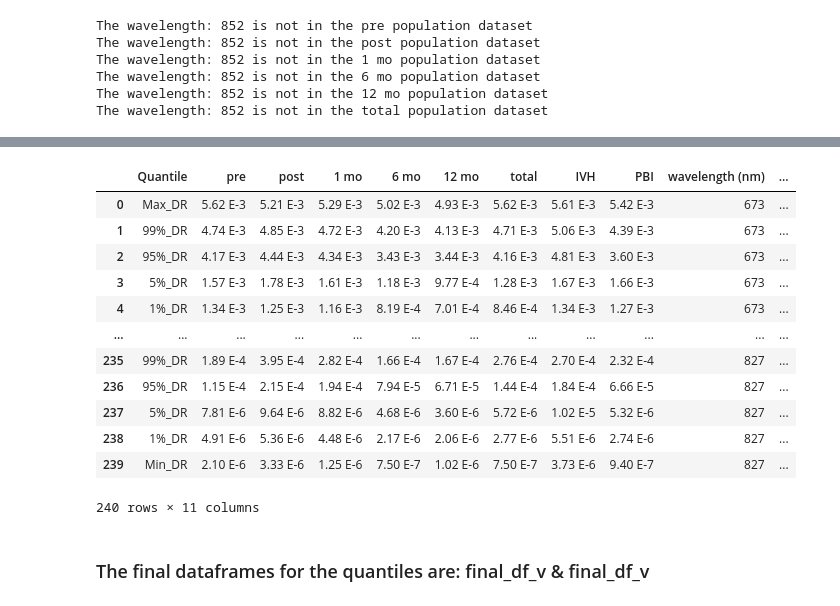
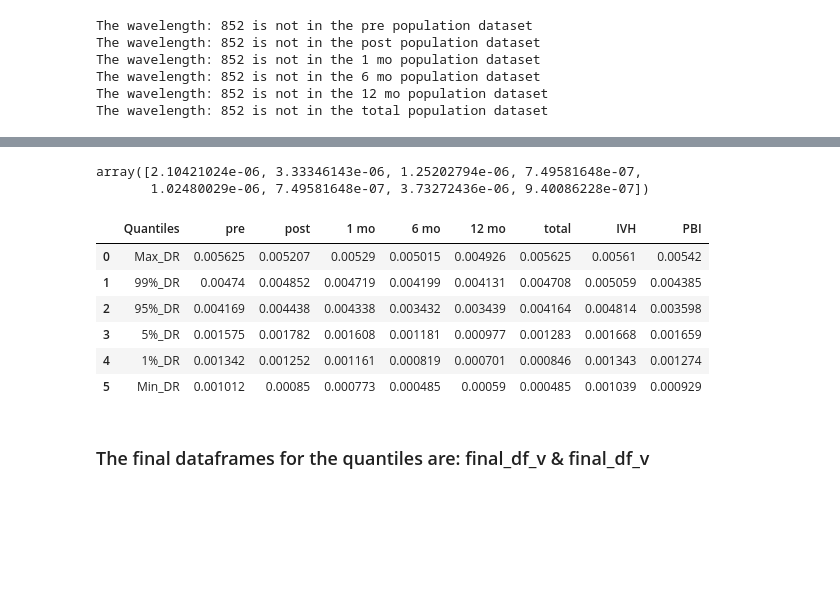
Before and after one commit to FNNDSC-BabyNIRS/Diffuse_Reflectance_Analysis, a Jupyter notebook: DR_Histograms.ipynb, the cells around one changed output, grey strips where cells are left out. Saved outputs shown, nothing was run; the diff lists cells and outputs as text; code cells hidden in the pictures; blank space fills up the shorter version.

```diff
--- a/DR_Histograms.ipynb
+++ b/DR_Histograms.ipynb
@@ -338,7 +332,7 @@ for cchu_population in cchu_dataframes_bby_stage.keys():
 for population_of_previous_files in population_dataframes_dict.keys():
     final_dict_all_populations[population_of_previous_files] = population_dataframes_dict[population_of_previous_files]
 # %%
-µs_values_dict_f, diff_ref_dict_f, stat_dict_dr_f,stat_dict_dr_f_v, min_value_dr_f, max_value_dr_f  = create_dictionary_µs_d(final_dict_all_populations,wavelengths,rho_distance,False)
+µs_values_dict_f, diff_ref_dict_f, stat_dict_dr_f,stat_dict_dr_f_v, min_value_dr_f, max_value_dr_f,µs_dict_stats  = create_dictionary_µs_d(final_dict_all_populations,wavelengths,rho_distance,False)
 # %% [output]
 The wavelength: 852 is not in the pre population dataset
 The wavelength: 852 is not in the post population dataset
@@ -405,6 +399,49 @@ for d in rho_distance:
             wl_plot_dict_s_v['values'] = wl_plot_dict
         else: wl_plot_dict_s_v['format_string'] = wl_plot_dict
     final_plot_dict_wl[str(d)+'_cm'] = wl_plot_dict_s_v
+# %%
+#Putting the dictionaries in dataframes
+stats_df_dict_by_d_v = {}
+stats_df_dict_by_d_s = {}
+
+whole_data_df_v = np.empty((0,13)); whole_data_df_s = np.empty((0,13));
+individual_dfs_columns = list(final_dict_all_populations.keys())
+individual_dfs_columns.insert(0,'Quantiles')
+
+stat_categories = ['Max_DR', '99%_DR', '95%_DR', '5%_DR', '1%_DR', 'Min_DR']
+for dist in rho_distance:
+    stats_df_dict_by_w_v = {}
+    stats_df_dict_by_w_s = {}
+    for wav_cchu in cchu_wavelengths:
+        data_df_v = np.empty((0,9))
+        data_df_s = np.empty((0,9))
+
+        for sg in stat_categories:
+            data_df_v = np.append(data_df_v, [np.insert(np.array(final_plot_dict_wl[str(dist)+'_cm']['values'][wav_cchu][sg],dtype = object),0,sg)], axis = 0)
+            data_df_s = np.append(data_df_s, [np.insert(np.array(final_plot_dict_wl[str(dist)+'_cm']['format_string'][wav_cchu][sg],dtype = object),0,sg)], axis = 0)
+
+            whole_data_df_v = np.append(whole_data_df_v, [np.insert(np.append((final_plot_dict_wl[str(dist)+'_cm']['values'][wav_cchu][sg]),[wav_cchu,dist]),0, sg)], axis = 0)
+            whole_data_df_s = np.append(whole_data_df_s, [np.insert(np.append((final_plot_dict_wl[str(dist)+'_cm']['format_string'][wav_cchu][sg]),[wav_cchu,dist]),0,sg)], axis = 0)
+
+        stats_df_dict_by_w_s[wav_cchu] = pd.DataFrame(data_df_s, columns=individual_dfs_columns)
+        stats_df_dict_by_w_v[wav_cchu] = pd.DataFrame(data_df_v, columns=individual_dfs_columns)
+
+    stats_df_dict_by_d_s[str(dist)+'_cm'] = stats_df_dict_by_w_s
+    stats_df_dict_by_d_v[str(dist)+'_cm'] = stats_df_dict_by_w_v
+
+categories = list(final_dict_all_populations.keys())
+categories.extend(['wavelength (nm)','distance (cm)']); categories.insert(0,'Quantile')
+
+final_df_v = pd.DataFrame(whole_data_df_v, columns=categories)
+final_df_s = pd.DataFrame(whole_data_df_s, columns=categories)
+
+#final_df_v.index = stat_categories*int((len(whole_data_df_v)/len(stat_categories)))
+#final_df_s.index = stat_categories*int((len(whole_data_df_s)/len(stat_categories)))
+# %%
+final_plot_dict_wl[str(dist)+'_cm']['values'][wav_cchu][sg]
+# %% [output]
+array([2.10421024e-06, 3.33346143e-06, 1.25202794e-06, 7.49581648e-07,
+       1.02480029e-06, 7.49581648e-07, 3.73272436e-06, 9.40086228e-07])
 # %%
 #Putting the dictionaries in dataframes
 stats_df_dict_by_d_v = {}
@@ -443,22 +481,16 @@ final_df_s = pd.DataFrame(whole_data_df_s, columns=categories)
 
 #final_df_v.index = stat_categories*int((len(whole_data_df_v)/len(stat_categories)))
 #final_df_s.index = stat_categories*int((len(whole_data_df_s)/len(stat_categories)))
-# %%
-final_df_s
-# %% [output]
-|  | Quantile | pre | post | 1 mo | 6 mo | 12 mo | total | IVH | PBI | wavelength (nm) | ... |
-| 0 | Max_DR | 5.62 E-3 | 5.21 E-3 | 5.29 E-3 | 5.02 E-3 | 4.93 E-3 | 5.62 E-3 | 5.61 E-3 | 5.42 E-3 | 673 | ... |
-| 1 | 99%_DR | 4.74 E-3 | 4.85 E-3 | 4.72 E-3 | 4.20 E-3 | 4.13 E-3 | 4.71 E-3 | 5.06 E-3 | 4.39 E-3 | 673 | ... |
-| 2 | 95%_DR | 4.17 E-3 | 4.44 E-3 | 4.34 E-3 | 3.43 E-3 | 3.44 E-3 | 4.16 E-3 | 4.81 E-3 | 3.60 E-3 | 673 | ... |
-| 3 | 5%_DR | 1.57 E-3 | 1.78 E-3 | 1.61 E-3 | 1.18 E-3 | 9.77 E-4 | 1.28 E-3 | 1.67 E-3 | 1.66 E-3 | 673 | ... |
-| 4 | 1%_DR | 1.34 E-3 | 1.25 E-3 | 1.16 E-3 | 8.19 E-4 | 7.01 E-4 | 8.46 E-4 | 1.34 E-3 | 1.27 E-3 | 673 | ... |
-| ... | ... | ... | ... | ... | ... | ... | ... | ... | ... | ... | ... |
-| 235 | 99%_DR | 1.89 E-4 | 3.95 E-4 | 2.82 E-4 | 1.66 E-4 | 1.67 E-4 | 2.76 E-4 | 2.70 E-4 | 2.32 E-4 | 827 | ... |
-| 236 | 95%_DR | 1.15 E-4 | 2.15 E-4 | 1.94 E-4 | 7.94 E-5 | 6.71 E-5 | 1.44 E-4 | 1.84 E-4 | 6.66 E-5 | 827 | ... |
-| 237 | 5%_DR | 7.81 E-6 | 9.64 E-6 | 8.82 E-6 | 4.68 E-6 | 3.60 E-6 | 5.72 E-6 | 1.02 E-5 | 5.32 E-6 | 827 | ... |
-| 238 | 1%_DR | 4.91 E-6 | 5.36 E-6 | 4.48 E-6 | 2.17 E-6 | 2.06 E-6 | 2.77 E-6 | 5.51 E-6 | 2.74 E-6 | 827 | ... |
-| 239 | Min_DR | 2.10 E-6 | 3.33 E-6 | 1.25 E-6 | 7.50 E-7 | 1.02 E-6 | 7.50 E-7 | 3.73 E-6 | 9.40 E-7 | 827 | ... |
-240 rows × 11 columns
+# %%
+stats_df_dict_by_d_v['1_cm']['673']
+# %% [output]
+|  | Quantiles | pre | post | 1 mo | 6 mo | 12 mo | total | IVH | PBI |
+| 0 | Max_DR | 0.005625 | 0.005207 | 0.00529 | 0.005015 | 0.004926 | 0.005625 | 0.00561 | 0.00542 |
+| 1 | 99%_DR | 0.00474 | 0.004852 | 0.004719 | 0.004199 | 0.004131 | 0.004708 | 0.005059 | 0.004385 |
+| 2 | 95%_DR | 0.004169 | 0.004438 | 0.004338 | 0.003432 | 0.003439 | 0.004164 | 0.004814 | 0.003598 |
+| 3 | 5%_DR | 0.001575 | 0.001782 | 0.001608 | 0.001181 | 0.000977 | 0.001283 | 0.001668 | 0.001659 |
+| 4 | 1%_DR | 0.001342 | 0.001252 | 0.001161 | 0.000819 | 0.000701 | 0.000846 | 0.001343 | 0.001274 |
+| 5 | Min_DR | 0.001012 | 0.00085 | 0.000773 | 0.000485 | 0.00059 | 0.000485 | 0.001039 | 0.000929 |
 # %% [markdown]
 ### The final dataframes for the quantiles are: final_df_v & final_df_v
 # %% [markdown]
```
Also changed, not shown: parts of 10 cells of this notebook.
